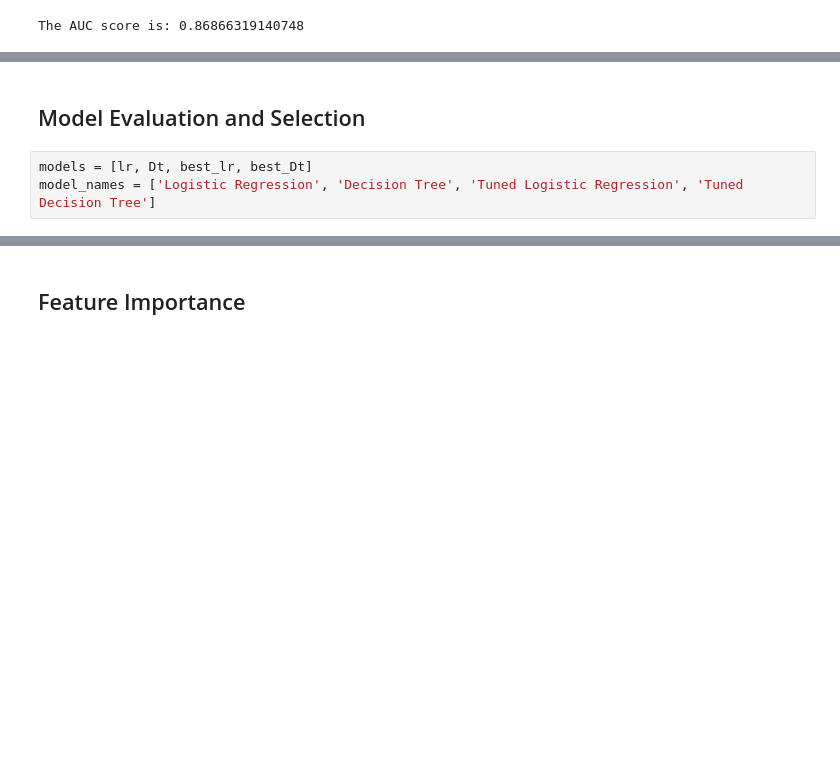
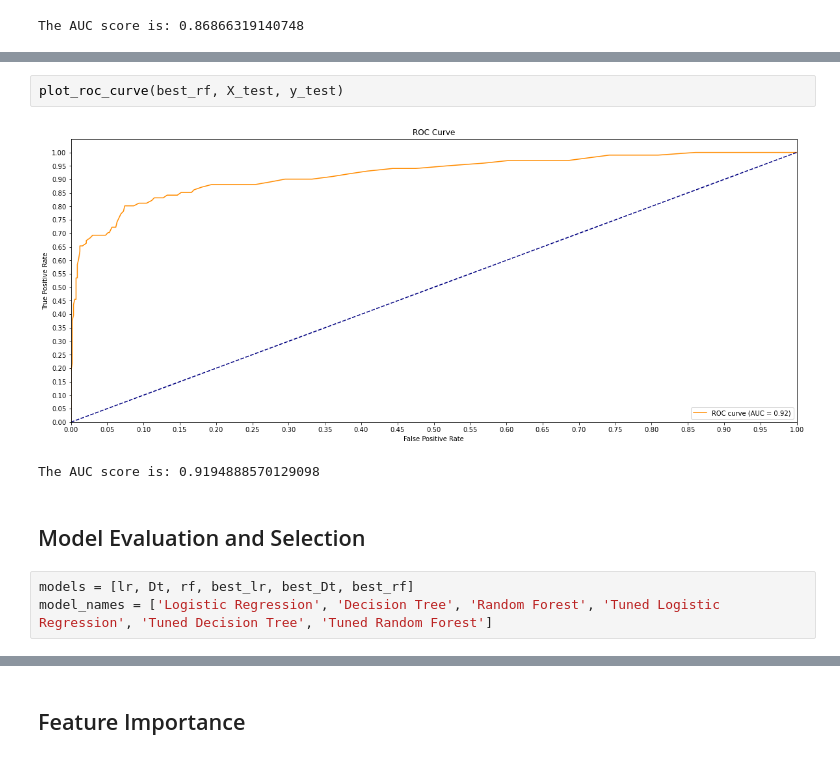
Before and after one commit to daveochieng8/Customer-Churn, a Jupyter notebook: index.ipynb, the cells around one changed output, grey strips where cells are left out. Saved outputs shown, nothing was run; the diff lists cells and outputs as text; blank space fills up the shorter version.

```diff
--- a/index.ipynb
+++ b/index.ipynb
@@ -744,6 +869,11 @@ The AUC score is: 0.86866319140748
+# %%
+plot_roc_curve(best_rf, X_test, y_test)
+# %% [output]
+[figure, added]
+The AUC score is: 0.9194888570129098
 # %% [markdown]
 ## Model Evaluation and Selection
 # %%
-models = [lr, Dt, best_lr, best_Dt]
-model_names = ['Logistic Regression', 'Decision Tree', 'Tuned Logistic Regression', 'Tuned Decision Tree']
+models = [lr, Dt, rf, best_lr, best_Dt, best_rf]
+model_names = ['Logistic Regression', 'Decision Tree', 'Random Forest', 'Tuned Logistic Regression', 'Tuned Decision Tree', 'Tuned Random Forest']
 # %%
```
Also changed, not shown: parts of 49 cells of this notebook.
